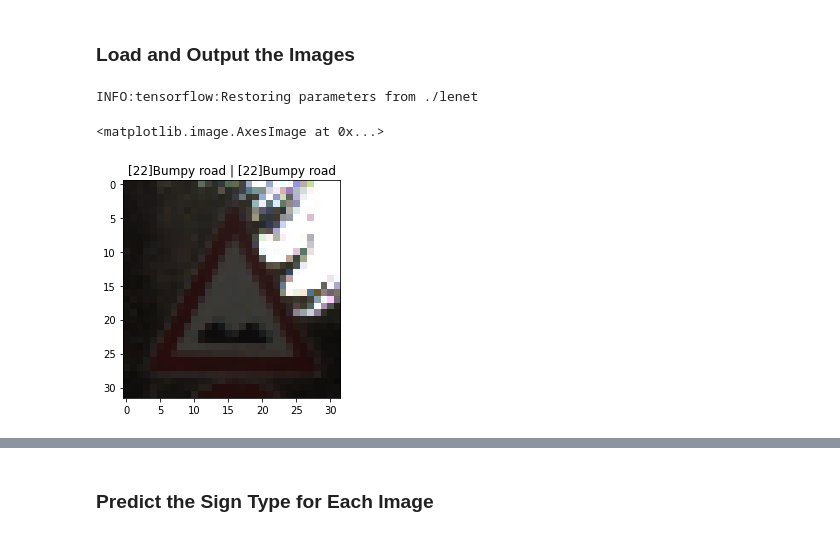
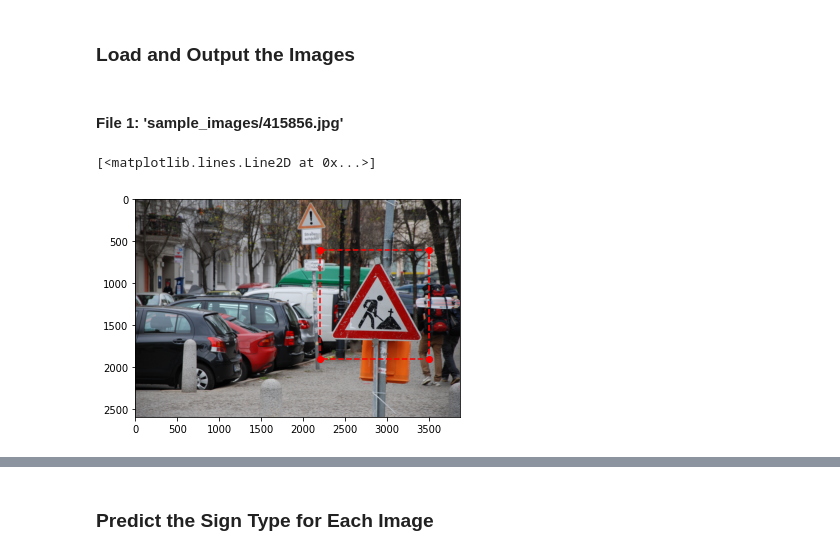
Before and after one commit to yaboo-oyabu/CarND-Traffic-Sign-Classifier-Project, a Jupyter notebook: Traffic_Sign_Classifier.ipynb, the cells around one changed output, grey strips where cells are left out. Cells and saved outputs as stored; diff of their text form; code cells hidden in the pictures.

```diff
--- a/Traffic_Sign_Classifier.ipynb
+++ b/Traffic_Sign_Classifier.ipynb
@@ -317,39 +325,0 @@ _class_to_name = df['SignName'].to_dict()
-# %%
-### Load the images and plot them here.
-### Feel free to use as many code cells as needed.
-
-# TODO(Yaboo) Need to download more high resolution images from Web instead of provided dataset.
-
-# Randomly pick up one class.
-_class = np.random.randint(n_classes)
-_class_name = _class_to_name[_class]
-
-# Randomly pick up one sample image for the class from test dataset.
-_samples = X_test[y_test == _class]
-_sample_id = np.random.choice(len(_samples))
-
-# Prepare an input data for the network.
-_sample = _samples[_sample_id]
-_sample_batch = np.expand_dims(_sample, axis=0)
-
-# Get logits from the network.
-with tf.Session() as sess:
-    sess.run(tf.global_variables_initializer())
-    saver.restore(sess, save_path='./lenet')
-    _logits = sess.run(logits, feed_dict={x: _sample_batch})
-
-# Assume index of the array is the same as class id.
-_class_predicted = np.argmax(_logits)
-_class_name_predicted = _class_to_name[_class_predicted]
-
-
-plt.title('[{}]{} | [{}]{}'.format(
-    _class, _class_name, _class_predicted, _class_name_predicted))
-
-# Denormalize image.
-_sample_img = ((_sample * 128) + 128).astype(np.uint8)
-plt.imshow(_sample_img)
-# %% [output]
-INFO:tensorflow:Restoring parameters from ./lenet
-<matplotlib.image.AxesImage at 0x...>
-[figure, removed]
@@ -355,0 +329,10 @@ INFO:tensorflow:Restoring parameters from ./lenet
+# %% [markdown]
+#### File 1: 'sample_images/415856.jpg'
+# %%
+img = cv2.cvtColor(cv2.imread('sample_images/415856.jpg'), cv2.COLOR_BGR2RGB)
+lx, hx, ly, hy = 2200, 3500, 600, 1900
+plt.imshow(img)
+plt.plot([lx, lx, hx, hx, lx], [ly, hy, hy, ly, ly], 'ro--')
+# %% [output]
+[<matplotlib.lines.Line2D at 0x...>]
+[figure, added]
```
Also changed, not shown: parts of 46 cells of this notebook, 8 other files.
